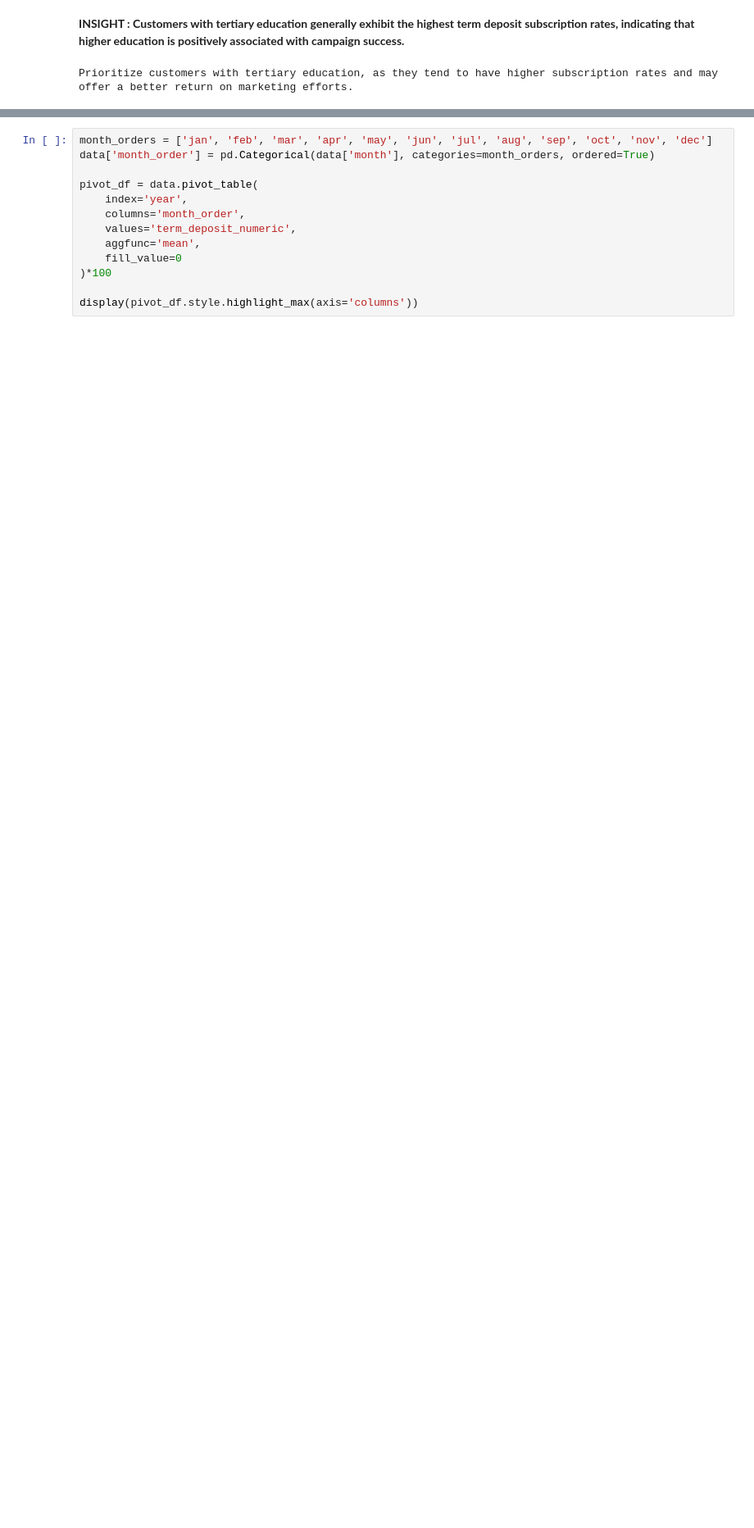
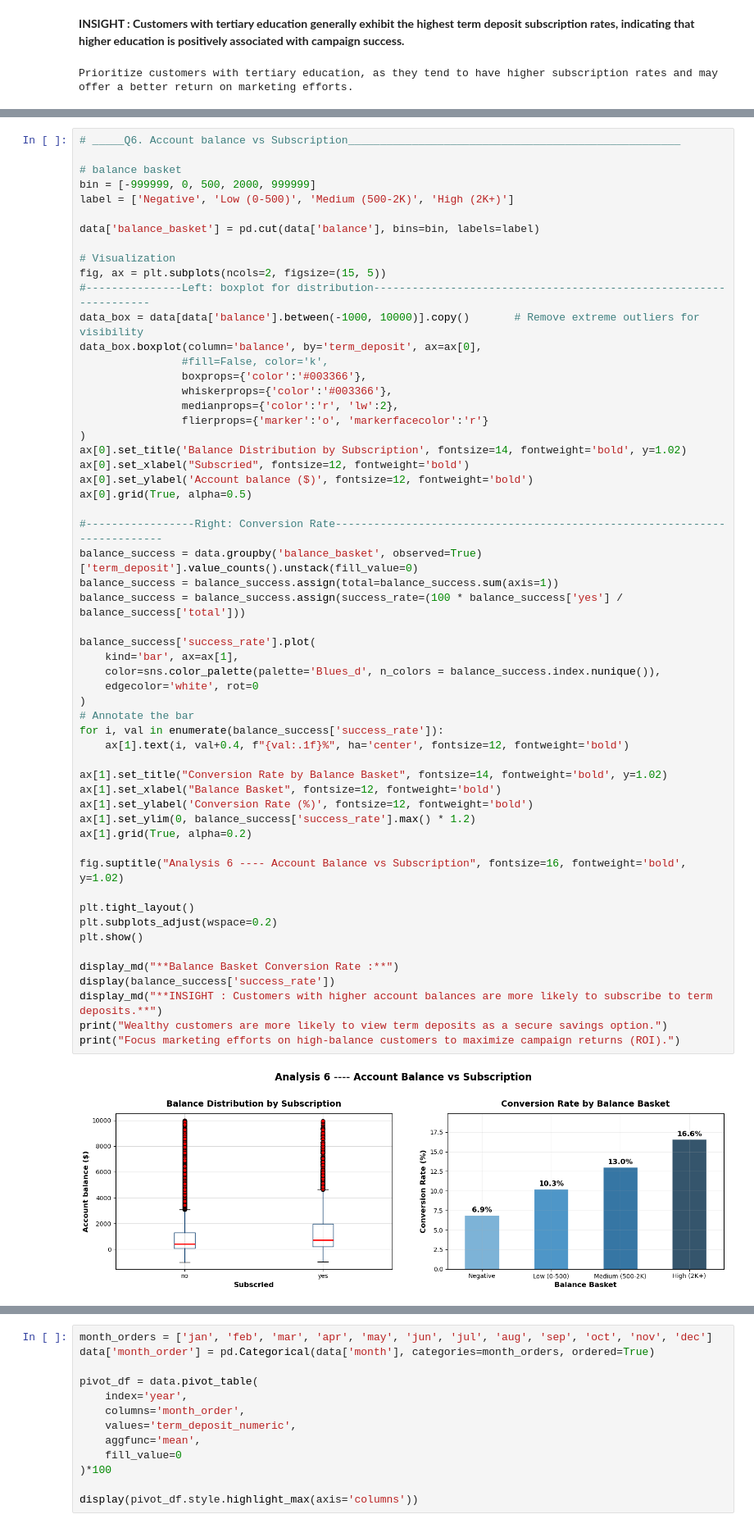
Before and after one commit to annugit1655/Bank-TeleMarketing, a Jupyter notebook: notebooks/02-bivariate-correlation-analysis.ipynb, the cells around one changed output, grey strips where cells are left out. Shown at 82% size. Cells and saved outputs as stored; diff of their text form; blank space fills up the shorter version.

```diff
--- a/notebooks/02-bivariate-correlation-analysis.ipynb
+++ b/notebooks/02-bivariate-correlation-analysis.ipynb
@@ -527,0 +542,58 @@ Customers without existing loans are more likely to subscribe to term deposits,
+# %%
+# _____Q6. Account balance vs Subscription____________________________________________________
+
+# balance basket
+bin = [-999999, 0, 500, 2000, 999999]
+label = ['Negative', 'Low (0-500)', 'Medium (500-2K)', 'High (2K+)']
+
+data['balance_basket'] = pd.cut(data['balance'], bins=bin, labels=label)
+
+# Visualization
+fig, ax = plt.subplots(ncols=2, figsize=(15, 5))
+#---------------Left: boxplot for distribution------------------------------------------------------------------
+data_box = data[data['balance'].between(-1000, 10000)].copy()       # Remove extreme outliers for visibility
+data_box.boxplot(column='balance', by='term_deposit', ax=ax[0],
+                #fill=False, color='k',
+                boxprops={'color':'#003366'},
+                whiskerprops={'color':'#003366'},
+                medianprops={'color':'r', 'lw':2},
+                flierprops={'marker':'o', 'markerfacecolor':'r'}
+)
+ax[0].set_title('Balance Distribution by Subscription', fontsize=14, fontweight='bold', y=1.02)
+ax[0].set_xlabel("Subscried", fontsize=12, fontweight='bold')
+ax[0].set_ylabel('Account balance ($)', fontsize=12, fontweight='bold')
+ax[0].grid(True, alpha=0.5)
+
+#-----------------Right: Conversion Rate--------------------------------------------------------------------------
+balance_success = data.groupby('balance_basket', observed=True)['term_deposit'].value_counts().unstack(fill_value=0)
+balance_success = balance_success.assign(total=balance_success.sum(axis=1))
+balance_success = balance_success.assign(success_rate=(100 * balance_success['yes'] / balance_success['total']))
+
+balance_success['success_rate'].plot(
+    kind='bar', ax=ax[1],
+    color=sns.color_palette(palette='Blues_d', n_colors = balance_success.index.nunique()),
+    edgecolor='white', rot=0
+)
+# Annotate the bar
+for i, val in enumerate(balance_success['success_rate']):
+    ax[1].text(i, val+0.4, f"{val:.1f}%", ha='center', fontsize=12, fontweight='bold')
+
+ax[1].set_title("Conversion Rate by Balance Basket", fontsize=14, fontweight='bold', y=1.02)
+ax[1].set_xlabel("Balance Basket", fontsize=12, fontweight='bold')
+ax[1].set_ylabel('Conversion Rate (%)', fontsize=12, fontweight='bold')
+ax[1].set_ylim(0, balance_success['success_rate'].max() * 1.2)
+ax[1].grid(True, alpha=0.2)
+
+fig.suptitle("Analysis 6 ---- Account Balance vs Subscription", fontsize=16, fontweight='bold', y=1.02)
+
+plt.tight_layout()
+plt.subplots_adjust(wspace=0.2)
+plt.show()
+
+display_md("**Balance Basket Conversion Rate :**")
+display(balance_success['success_rate'])
+display_md("**INSIGHT : Customers with higher account balances are more likely to subscribe to term deposits.**")
+print("Wealthy customers are more likely to view term deposits as a secure savings option.")
+print("Focus marketing efforts on high-balance customers to maximize campaign returns (ROI).")
+# %% [output]
+[figure, added]
```
Also changed, not shown: parts of 11 cells of this notebook.
